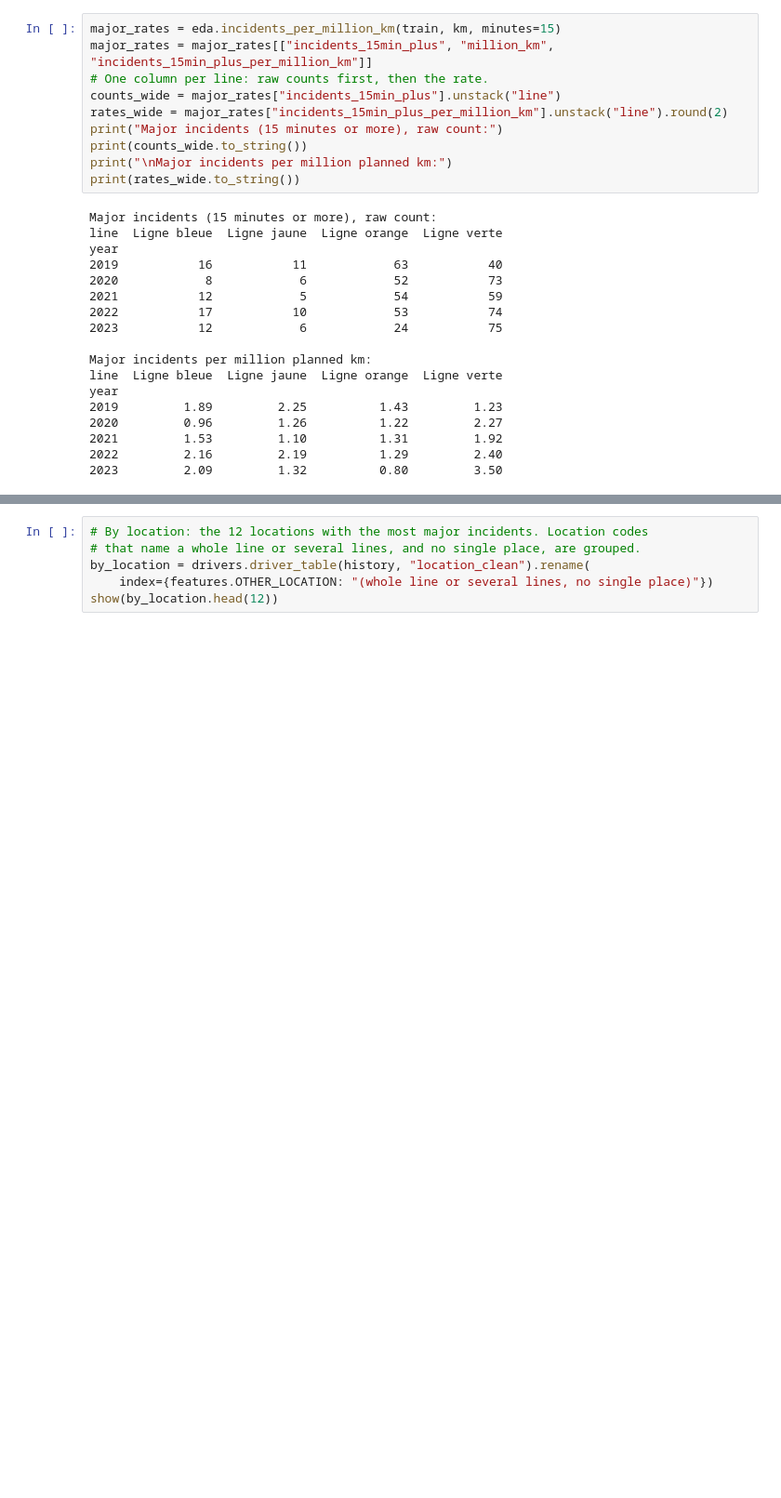
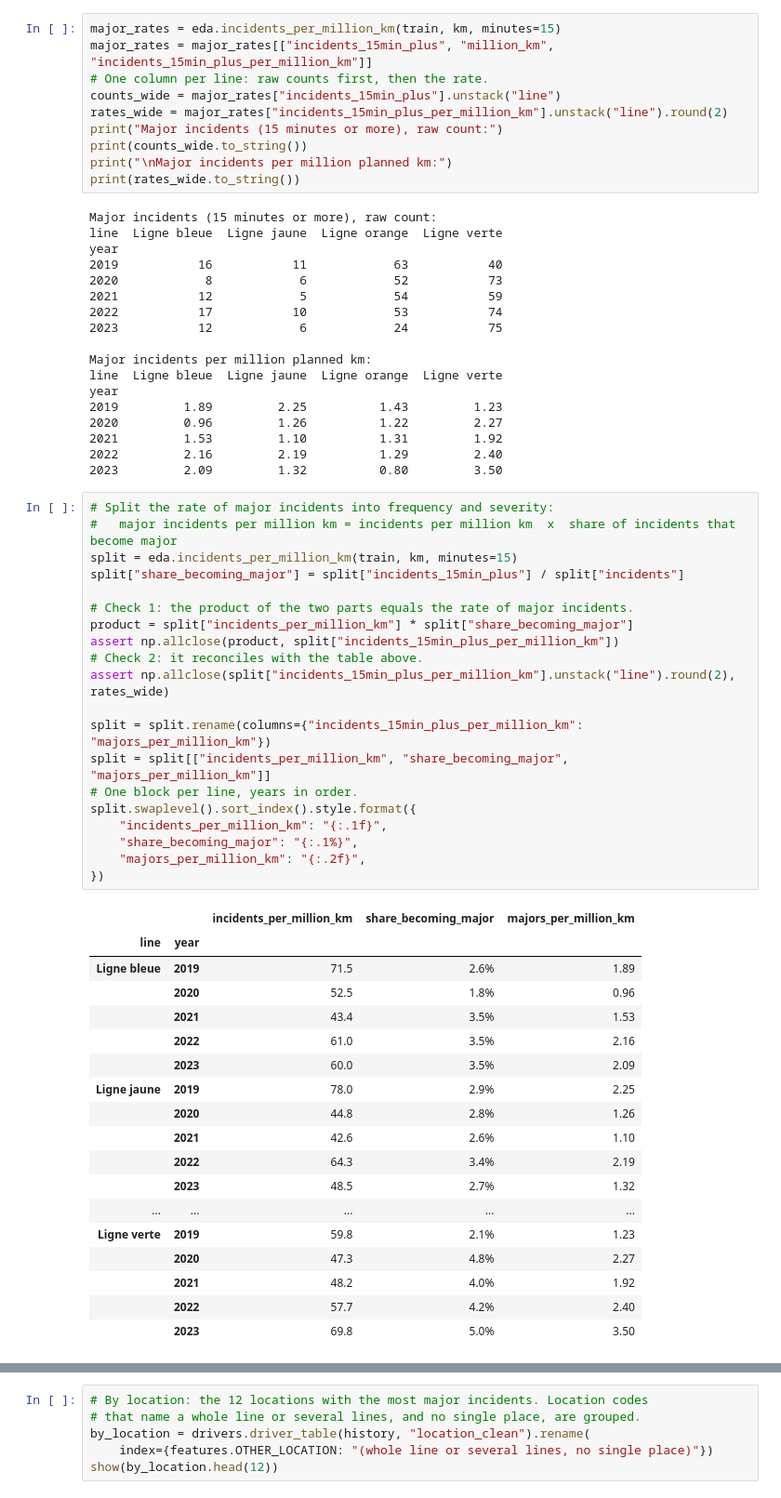
Before and after one commit to elcine/DS_challenge, a Jupyter notebook: notebooks/analysis.ipynb, the cells around one changed output, grey strips where cells are left out. Shown at 93% size. Drawn from its saved outputs; the diff is of its cells as text; blank space fills up the shorter version.

```diff
--- a/notebooks/analysis.ipynb
+++ b/notebooks/analysis.ipynb
@@ -2425,3 +2422,42 @@ year
 2021         1.53         1.10          1.31         1.92
 2022         2.16         2.19          1.29         2.40
 2023         2.09         1.32          0.80         3.50
+# %%
+# Split the rate of major incidents into frequency and severity:
+#   major incidents per million km = incidents per million km  x  share of incidents that become major
+split = eda.incidents_per_million_km(train, km, minutes=15)
+split["share_becoming_major"] = split["incidents_15min_plus"] / split["incidents"]
+
+# Check 1: the product of the two parts equals the rate of major incidents.
+product = split["incidents_per_million_km"] * split["share_becoming_major"]
+assert np.allclose(product, split["incidents_15min_plus_per_million_km"])
+# Check 2: it reconciles with the table above.
+assert np.allclose(split["incidents_15min_plus_per_million_km"].unstack("line").round(2), rates_wide)
+
+split = split.rename(columns={"incidents_15min_plus_per_million_km": "majors_per_million_km"})
+split = split[["incidents_per_million_km", "share_becoming_major", "majors_per_million_km"]]
+# One block per line, years in order.
+split.swaplevel().sort_index().style.format({
+    "incidents_per_million_km": "{:.1f}",
+    "share_becoming_major": "{:.1%}",
+    "majors_per_million_km": "{:.2f}",
+})
+# %% [output]
+|  |  | incidents_per_million_km | share_becoming_major | majors_per_million_km |
+| line | year |  |  |  |
+| Ligne bleue | 2019 | 71.5 | 2.6% | 1.89 |
+|  | 2020 | 52.5 | 1.8% | 0.96 |
+|  | 2021 | 43.4 | 3.5% | 1.53 |
+|  | 2022 | 61.0 | 3.5% | 2.16 |
+|  | 2023 | 60.0 | 3.5% | 2.09 |
+| Ligne jaune | 2019 | 78.0 | 2.9% | 2.25 |
+|  | 2020 | 44.8 | 2.8% | 1.26 |
+|  | 2021 | 42.6 | 2.6% | 1.10 |
+|  | 2022 | 64.3 | 3.4% | 2.19 |
+|  | 2023 | 48.5 | 2.7% | 1.32 |
+| ... | ... | ... | ... | ... |
+| Ligne verte | 2019 | 59.8 | 2.1% | 1.23 |
+|  | 2020 | 47.3 | 4.8% | 2.27 |
+|  | 2021 | 48.2 | 4.0% | 1.92 |
+|  | 2022 | 57.7 | 4.2% | 2.40 |
+|  | 2023 | 69.8 | 5.0% | 3.50 |
```
Also changed, not shown: parts of 2 cells of this notebook, 1 other file.
